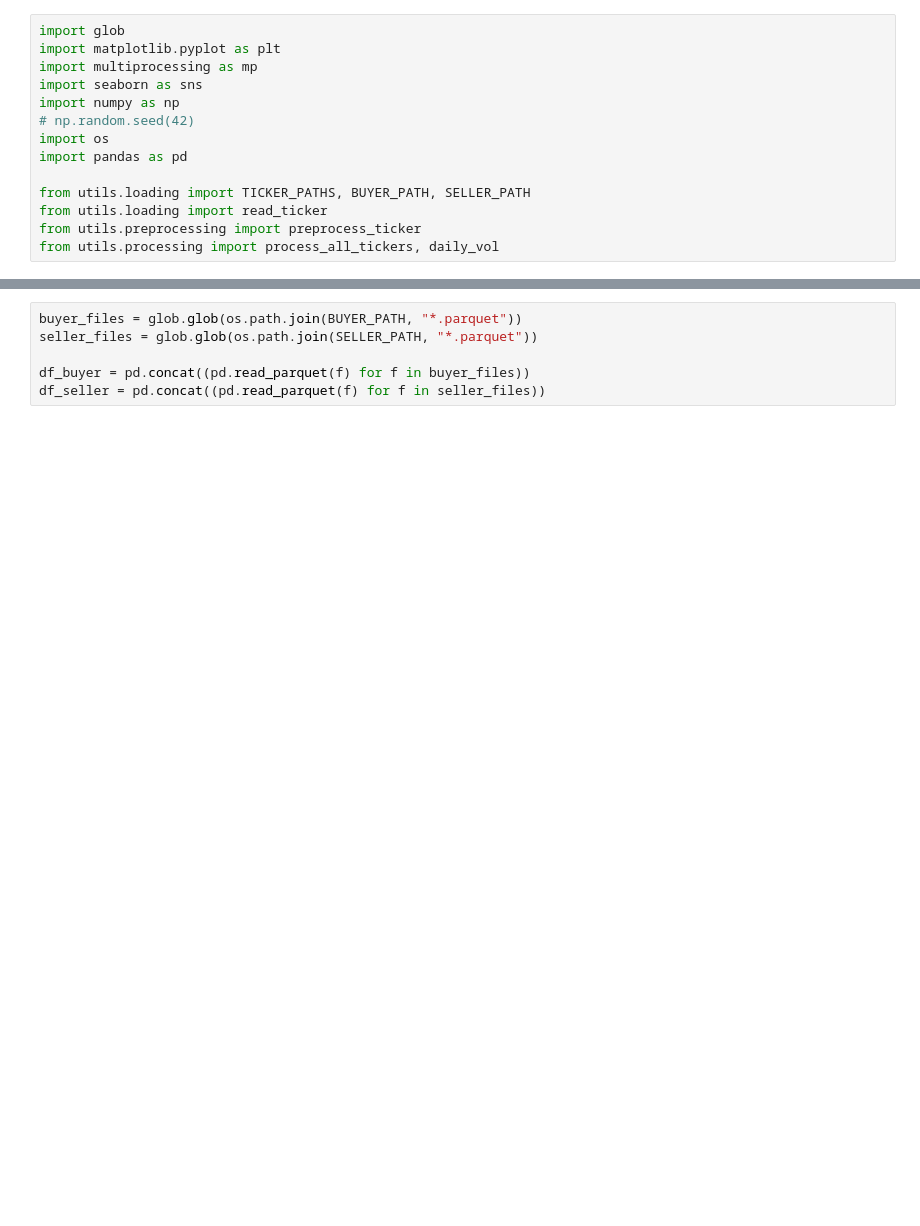
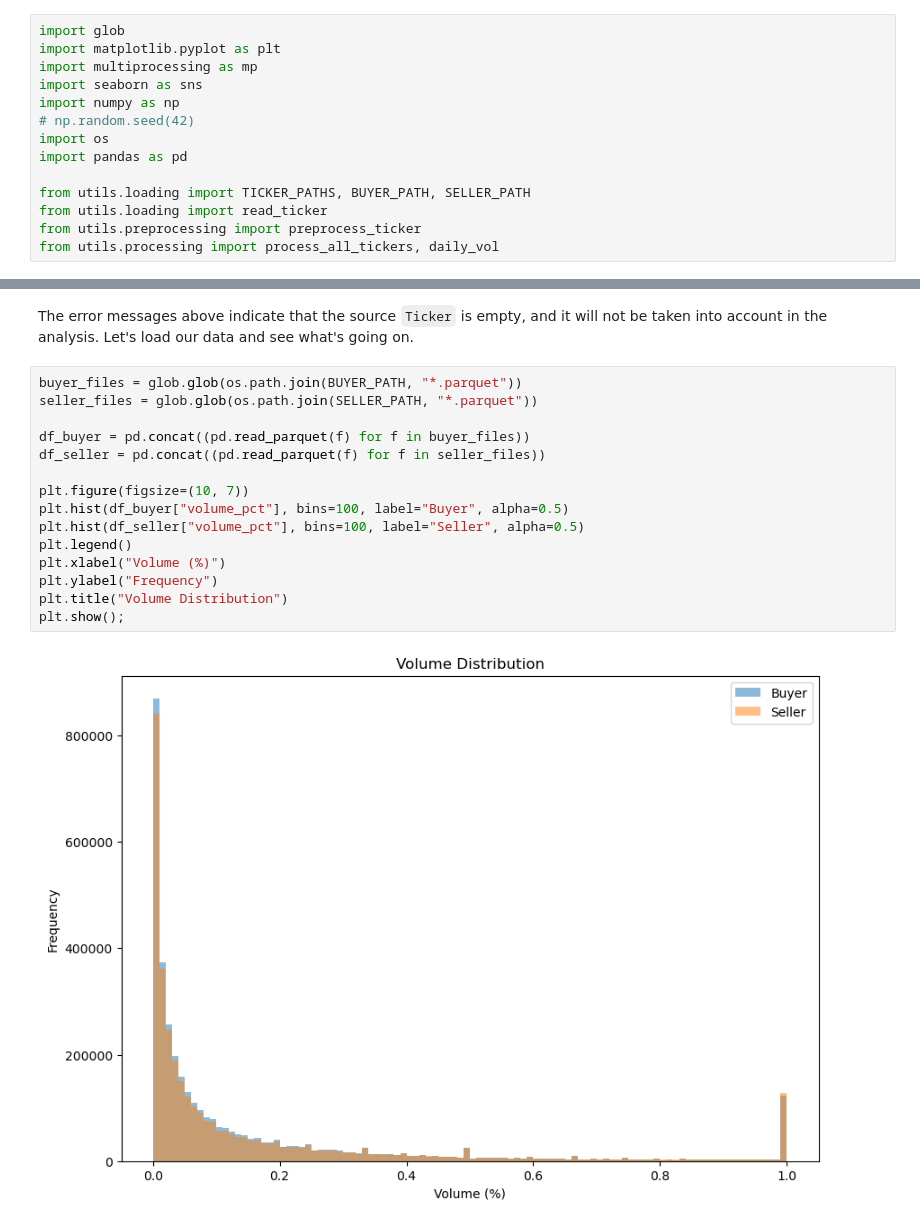
Before and after one commit to Hamzezi/FBD-Project, a Jupyter notebook: trade_impact.ipynb, the cells around one changed output, grey strips where cells are left out. Cells and saved outputs as stored; diff of their text form; blank space fills up the shorter version.

```diff
--- a/trade_impact.ipynb
+++ b/trade_impact.ipynb
@@ -34,7 +42,20 @@ ERROR:root:Error processing /Users/hamzezi/Desktop/FBD/FBD-Project/data/trade/RG
 ERROR:root:Error processing /Users/hamzezi/Desktop/FBD/FBD-Project/data/trade/IPD.ALP...
+# %% [markdown]
+The error messages above indicate that the source `Ticker` is empty, and it will not be taken into account in the analysis. Let's load our data and see what's going on.
 # %%
 buyer_files = glob.glob(os.path.join(BUYER_PATH, "*.parquet"))
 seller_files = glob.glob(os.path.join(SELLER_PATH, "*.parquet"))
 
 df_buyer = pd.concat((pd.read_parquet(f) for f in buyer_files))
 df_seller = pd.concat((pd.read_parquet(f) for f in seller_files))
+
+plt.figure(figsize=(10, 7))
+plt.hist(df_buyer["volume_pct"], bins=100, label="Buyer", alpha=0.5)
+plt.hist(df_seller["volume_pct"], bins=100, label="Seller", alpha=0.5)
+plt.legend()
+plt.xlabel("Volume (%)")
+plt.ylabel("Frequency")
+plt.title("Volume Distribution")
+plt.show();
+# %% [output]
+[figure, added]
```
Also changed, not shown: parts of 14 cells of this notebook, 1 other file.
